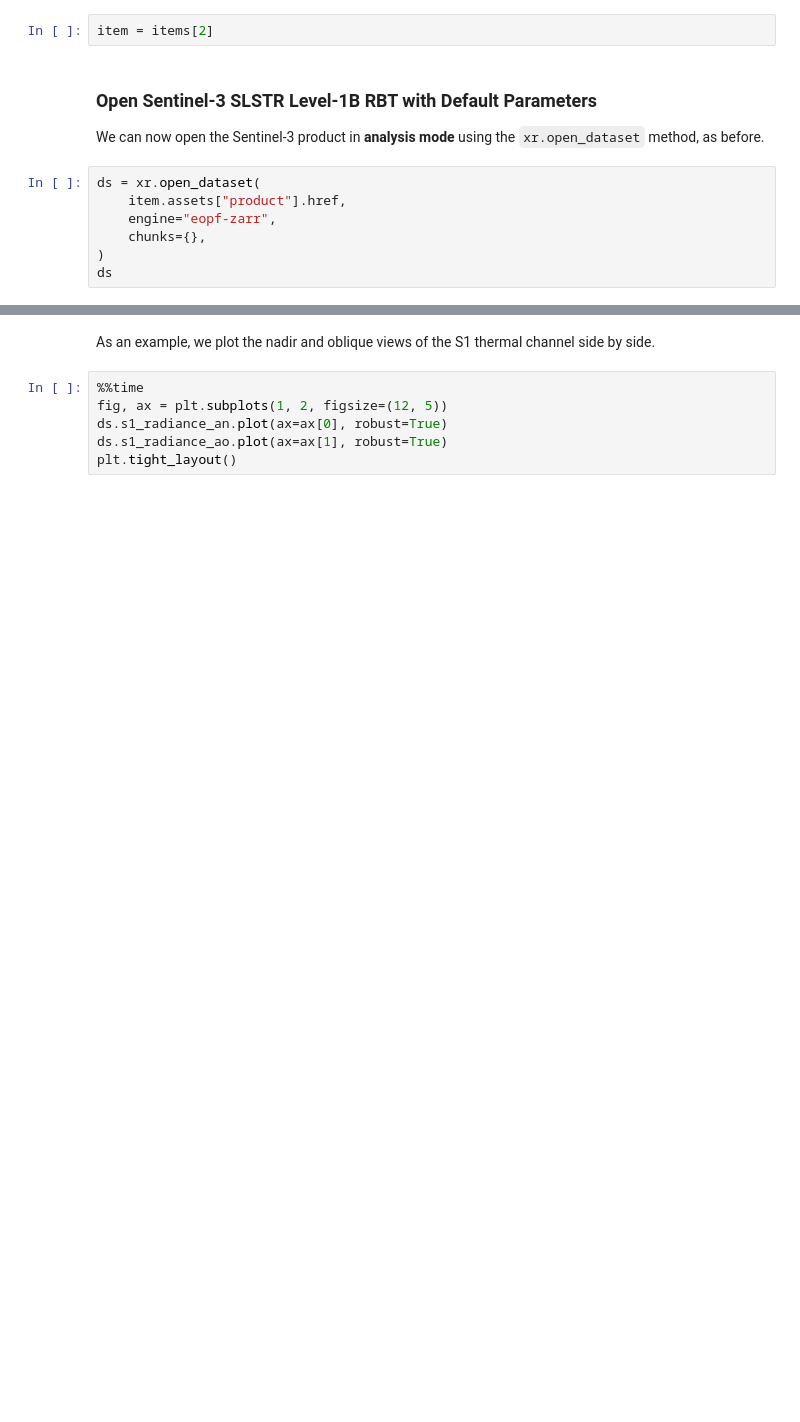
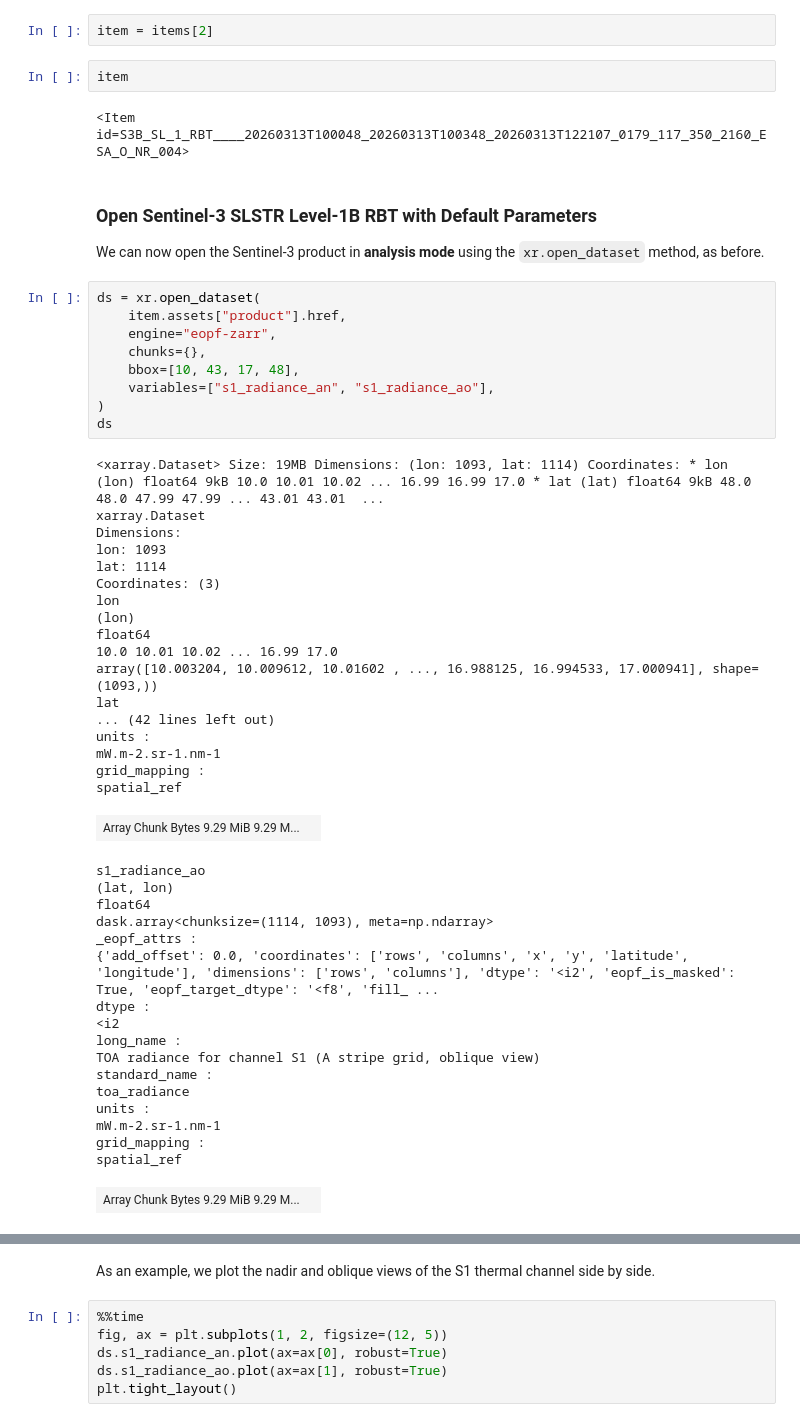
Before and after one commit to EOPF-Sample-Service/xarray-eopf, a Jupyter notebook: examples/sentinel_3_analysis.ipynb, the cells around one changed output, grey strips where cells are left out. Drawn from its saved outputs; the diff is of its cells as text; blank space fills up the shorter version.

```diff
--- a/examples/sentinel_3_analysis.ipynb
+++ b/examples/sentinel_3_analysis.ipynb
@@ -298,5 +367,9 @@ items
 # %%
 item = items[2]
+# %%
+item
+# %% [output]
+<Item id=S3B_SL_1_RBT____20260313T100048_20260313T100348_20260313T122107_0179_117_350_2160_ESA_O_NR_004>
 # %% [markdown]
 ### Open Sentinel-3 SLSTR Level-1B RBT with Default Parameters
 
@@ -304,7 +377,45 @@ We can now open the Sentinel-3 product in **analysis mode** using the `xr.open_d
 # %%
 ds = xr.open_dataset(
     item.assets["product"].href,
     engine="eopf-zarr",
     chunks={},
+    bbox=[10, 43, 17, 48],
+    variables=["s1_radiance_an", "s1_radiance_ao"],
 )
 ds
+# %% [output]
+<xarray.Dataset> Size: 19MB Dimensions: (lon: 1093, lat: 1114) Coordinates: * lon (lon) float64 9kB 10.0 10.01 10.02 ... 16.99 16.99 17.0 * lat (lat) float64 9kB 48.0 48.0 47.99 47.99 ... 43.01 43.01  ...
+xarray.Dataset
+Dimensions:
+lon: 1093
+lat: 1114
+Coordinates: (3)
+lon
+(lon)
+float64
+10.0 10.01 10.02 ... 16.99 17.0
+array([10.003204, 10.009612, 10.01602 , ..., 16.988125, 16.994533, 17.000941], shape=(1093,))
+lat
+... (42 lines left out)
+units :
+mW.m-2.sr-1.nm-1
+grid_mapping :
+spatial_ref
+| Array Chunk Bytes 9.29 MiB 9.29 M... |  |
+s1_radiance_ao
+(lat, lon)
+float64
+dask.array<chunksize=(1114, 1093), meta=np.ndarray>
+_eopf_attrs :
+{'add_offset': 0.0, 'coordinates': ['rows', 'columns', 'x', 'y', 'latitude', 'longitude'], 'dimensions': ['rows', 'columns'], 'dtype': '<i2', 'eopf_is_masked': True, 'eopf_target_dtype': '<f8', 'fill_ ...
+dtype :
+<i2
+long_name :
+TOA radiance for channel S1 (A stripe grid, oblique view)
+standard_name :
+toa_radiance
+units :
+mW.m-2.sr-1.nm-1
+grid_mapping :
+spatial_ref
+| Array Chunk Bytes 9.29 MiB 9.29 M... |  |
```
Also changed, not shown: parts of 9 cells of this notebook, 1 other file.
